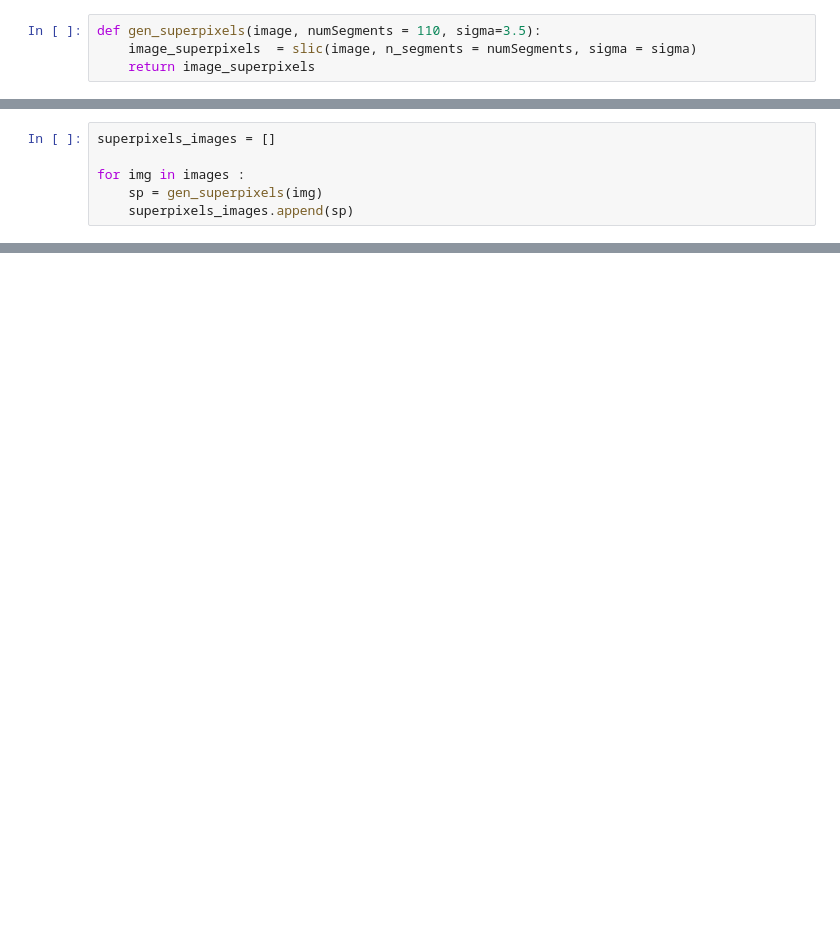
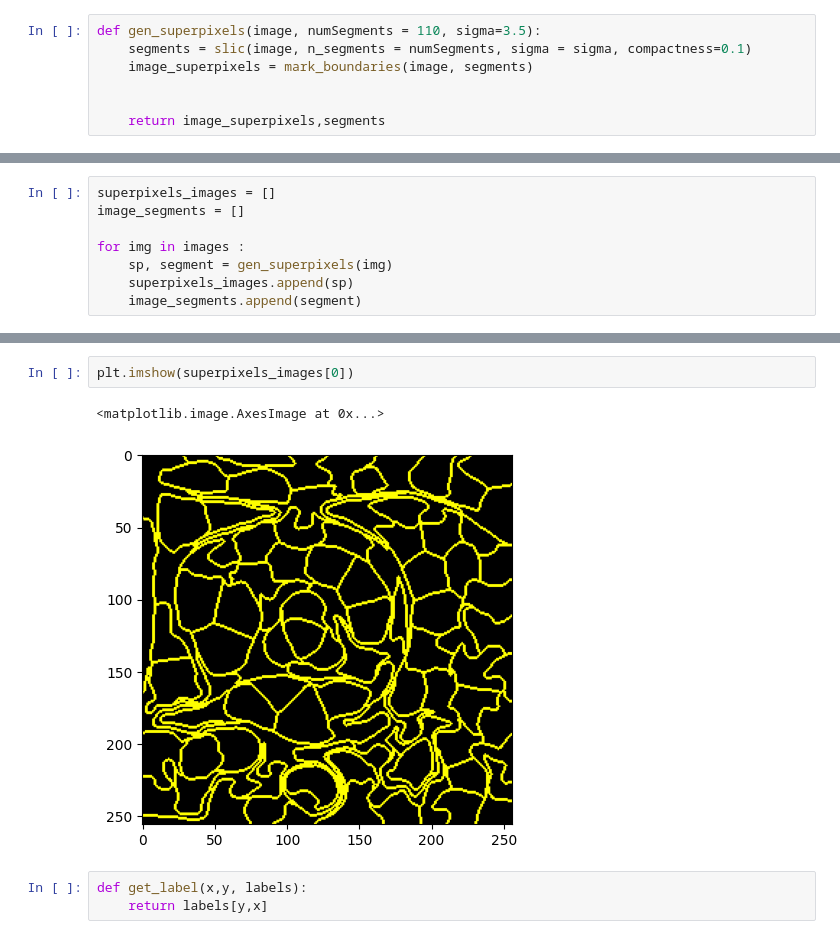
Before and after one commit to ricardo-casa/ReconocimientoPatrones, a Jupyter notebook: Proyecto/Proyecto.ipynb, the cells around one changed output, grey strips where cells are left out. Drawn from its saved outputs; the diff is of its cells as text; blank space fills up the shorter version.

```diff
--- a/Proyecto/Proyecto.ipynb
+++ b/Proyecto/Proyecto.ipynb
@@ -54,4 +55,7 @@ plt.imshow(images[0], cmap='binary', vmin=0, vmax=255)
 # %%
 def gen_superpixels(image, numSegments = 110, sigma=3.5):
-    image_superpixels  = slic(image, n_segments = numSegments, sigma = sigma)
-    return image_superpixels
+    segments = slic(image, n_segments = numSegments, sigma = sigma, compactness=0.1)
+    image_superpixels = mark_boundaries(image, segments)
+
+
+    return image_superpixels,segments
@@ -73,6 +62,8 @@ plt.show()
 # %%
 superpixels_images = []
+image_segments = []
 
 for img in images :
-    sp = gen_superpixels(img)
+    sp, segment = gen_superpixels(img)
     superpixels_images.append(sp)
+    image_segments.append(segment)
@@ -88 +110,9 @@ plt.show()
+# %%
+plt.imshow(superpixels_images[0])
+# %% [output]
+<matplotlib.image.AxesImage at 0x...>
+[figure, added]
+# %%
+def get_label(x,y, labels):
+    return labels[y,x]
 # %%
```
Also changed, not shown: parts of 30 cells of this notebook, 11 other files.
